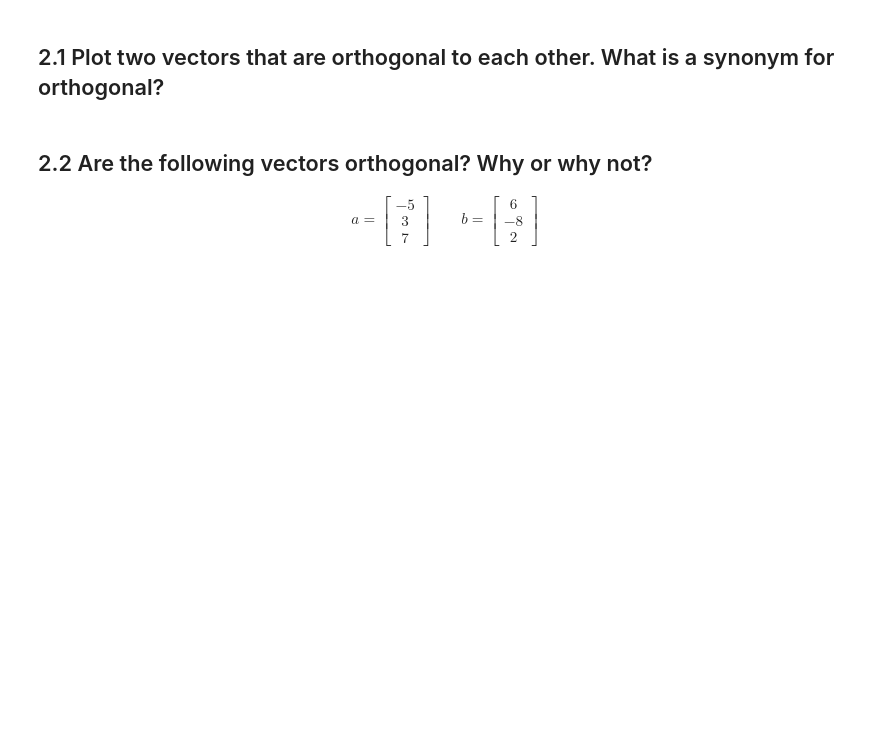
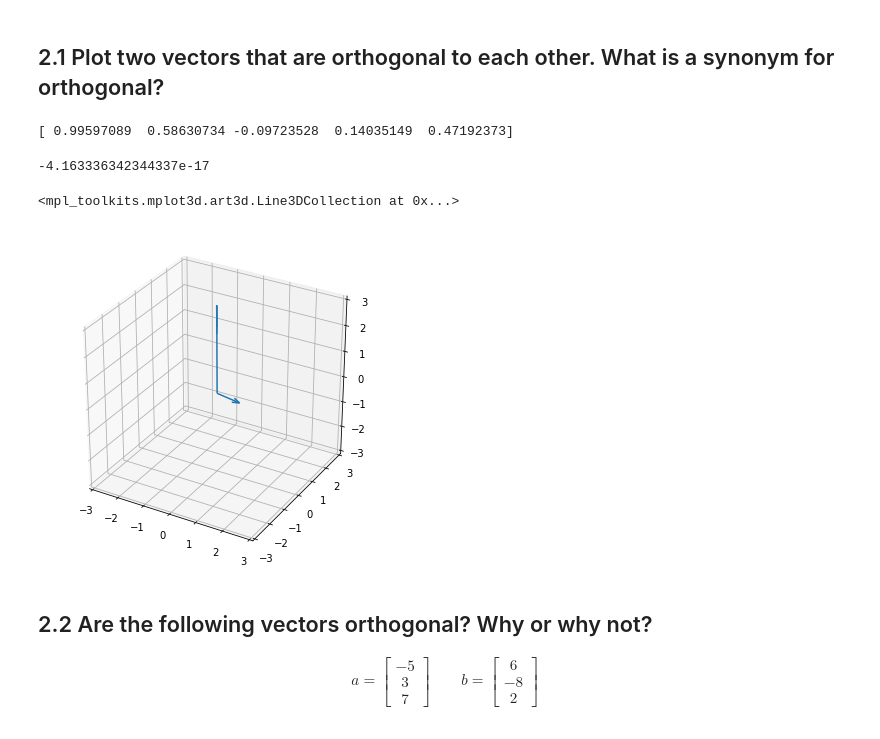
Before and after one commit to JoshuaHaga/DS-Unit-1-Sprint-3-Linear-Algebra, a Jupyter notebook: module2-intermediate-linear-algebra/LS_DS_132_Intermediate_Linear_Algebra_Assignment.ipynb, the cells around one changed output. Saved outputs shown, nothing was run; the diff lists cells and outputs as text; code cells hidden in the pictures; blank space fills up the shorter version.

```diff
--- a/module2-intermediate-linear-algebra/LS_DS_132_Intermediate_Linear_Algebra_Assignment.ipynb
+++ b/module2-intermediate-linear-algebra/LS_DS_132_Intermediate_Linear_Algebra_Assignment.ipynb
@@ -72,3 +114,30 @@ calc_corr(past_w_sales, week_cust)
+# %%
+x = np.random.randn(5)
+y = np.random.randn(5)
+# %%
+y -= y.dot(x) * x/np.linalg.norm(x)**2
+print(y)
+# %% [output]
+[ 0.99597089  0.58630734 -0.09723528  0.14035149  0.47192373]
+# %%
+xy = np.dot(x, y)
+print(xy)
+# %% [output]
+-4.163336342344337e-17
+# %%
+fig = pt.figure(figsize=(6,6))
+ax = fig.add_subplot(111, projection='3d', )
+ax.set_xlim3d([-3, 3])
+ax.set_ylim3d([-3, 3])
+ax.set_zlim3d([-3, 3])
+
+xy = np.array([x, y]).T
+ax.quiver(
+   0, 0, 0,
+   xy[0], xy[1], xy[2],)
+# %% [output]
+<mpl_toolkits.mplot3d.art3d.Line3DCollection at 0x...>
+[figure, added]
 # %% [markdown]
 ## 2.2 Are the following vectors orthogonal? Why or why not?
 
```
Also changed, not shown: parts of 4 cells of this notebook.
